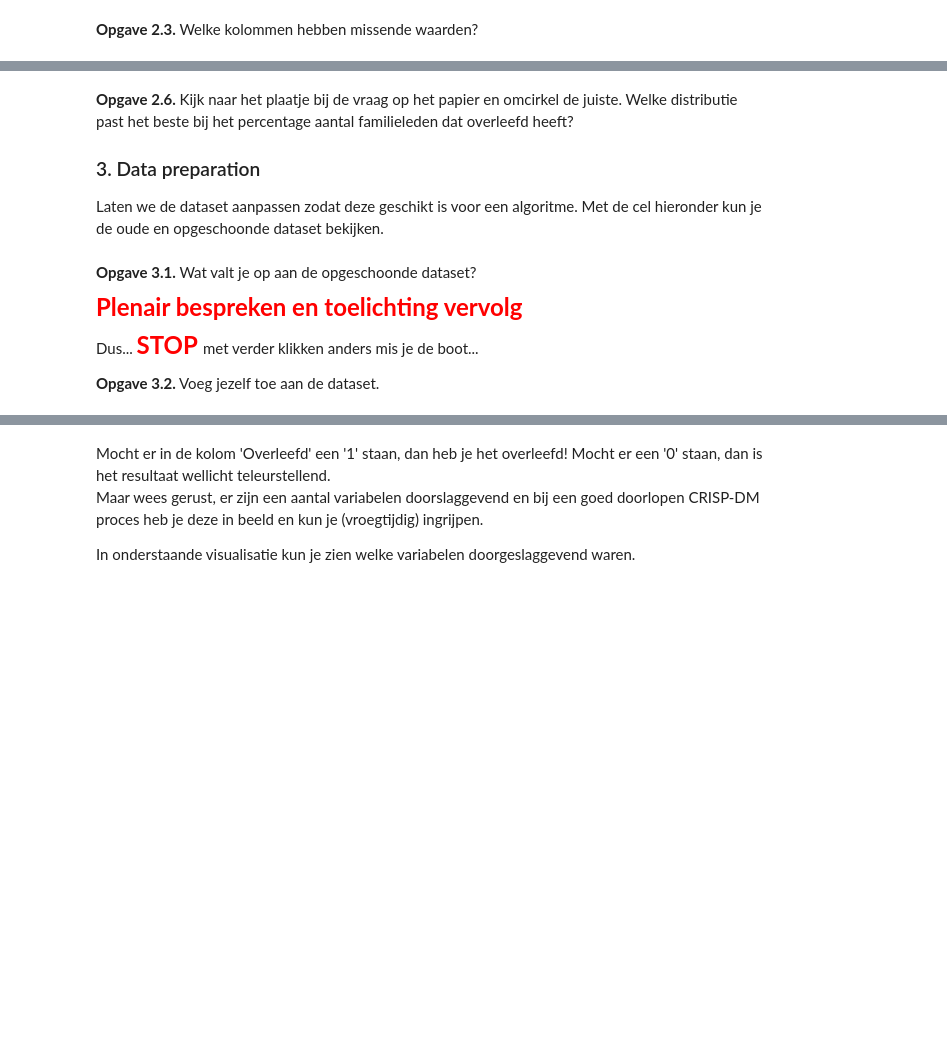
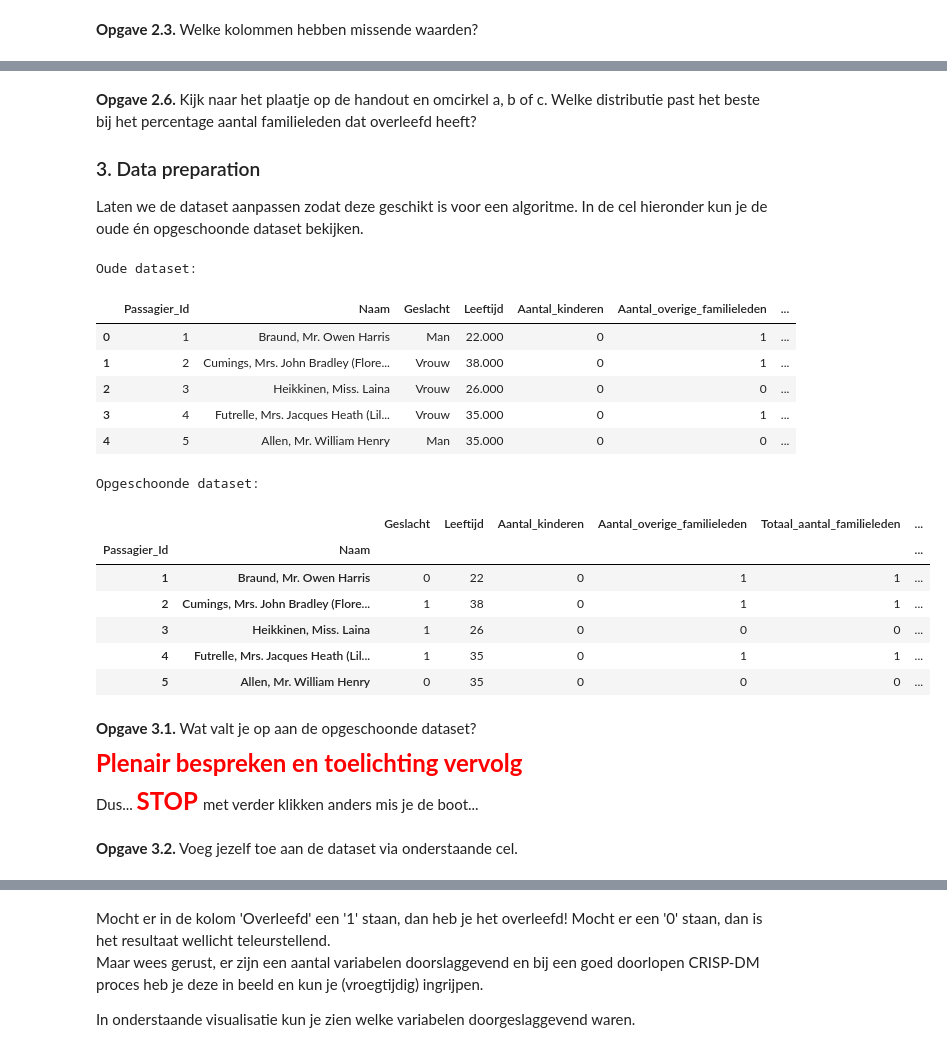
Before and after one commit to dsa-playground/tvt2023, a Jupyter notebook: Begeleid_Titanic_training.ipynb, the cells around one changed output, grey strips where cells are left out. Drawn from its saved outputs; the diff is of its cells as text; code cells hidden in the pictures; blank space fills up the shorter version.

```diff
--- a/Begeleid_Titanic_training.ipynb
+++ b/Begeleid_Titanic_training.ipynb
@@ -83,12 +117,30 @@ visualisatie_familieleden(df=df_train_clean)
 # %% [markdown]
-**Opgave 2.6.** Kijk naar het plaatje bij de vraag op het papier en omcirkel de juiste. Welke distributie past het beste bij het percentage aantal familieleden dat overleefd heeft?
+**Opgave 2.6.** Kijk naar het plaatje op de handout en omcirkel a, b of c. Welke distributie past het beste bij het percentage aantal familieleden dat overleefd heeft?
 
 ### 3. Data preparation
-Laten we de dataset aanpassen zodat deze geschikt is voor een algoritme. Met de cel hieronder kun je de oude en opgeschoonde dataset bekijken.
+Laten we de dataset aanpassen zodat deze geschikt is voor een algoritme. In de cel hieronder kun je de oude én opgeschoonde dataset bekijken.
 # %%
 df_train_num, df_test_num = aanpassen_data(df_train_clean, df_test_clean)
-display(print("Oude dataset:"), df_train_clean.head())
-display(print("Opgeschoonde dataset:"), df_train_num.head())
+print("Oude dataset:")
+display(df_train_clean.head())
+print("Opgeschoonde dataset:")
+display( df_train_num.head())
+# %% [output]
+Oude dataset:
+|  | Passagier_Id | Naam | Geslacht | Leeftijd | Aantal_kinderen | Aantal_overige_familieleden | ... |
+| 0 | 1 | Braund, Mr. Owen Harris | Man | 22.000 | 0 | 1 | ... |
+| 1 | 2 | Cumings, Mrs. John Bradley (Flore... | Vrouw | 38.000 | 0 | 1 | ... |
+| 2 | 3 | Heikkinen, Miss. Laina | Vrouw | 26.000 | 0 | 0 | ... |
+| 3 | 4 | Futrelle, Mrs. Jacques Heath (Lil... | Vrouw | 35.000 | 0 | 1 | ... |
+| 4 | 5 | Allen, Mr. William Henry | Man | 35.000 | 0 | 0 | ... |
+Opgeschoonde dataset:
+|  |  | Geslacht | Leeftijd | Aantal_kinderen | Aantal_overige_familieleden | Totaal_aantal_familieleden | ... |
+| Passagier_Id | Naam |  |  |  |  |  | ... |
+| 1 | Braund, Mr. Owen Harris | 0 | 22 | 0 | 1 | 1 | ... |
+| 2 | Cumings, Mrs. John Bradley (Flore... | 1 | 38 | 0 | 1 | 1 | ... |
+| 3 | Heikkinen, Miss. Laina | 1 | 26 | 0 | 0 | 0 | ... |
+| 4 | Futrelle, Mrs. Jacques Heath (Lil... | 1 | 35 | 0 | 1 | 1 | ... |
+| 5 | Allen, Mr. William Henry | 0 | 35 | 0 | 0 | 0 | ... |
 # %% [markdown]
 **Opgave 3.1.** Wat valt je op aan de opgeschoonde dataset?
 
@@ -97,9 +149,8 @@ display(print("Opgeschoonde dataset:"), df_train_num.head())
 <span font-size=2.5em; style="color:red"><font size="5"><strong>Plenair bespreken en toelichting vervolg</strong></span>
 
 <span font-size=2.5em;> Dus... </font></span><span font-size=2.5em; style="color:red"><font size="5"><strong>STOP </strong></span><span font-size=2.5em;> met verder klikken anders mis je de boot...</font></span>
-
-
-**Opgave 3.2.** Voeg jezelf toe aan de dataset.
+# %% [markdown]
+**Opgave 3.2.** Voeg jezelf toe aan de dataset via onderstaande cel.
 # %%
 df_train_extended, df_test_extended = voeg_passagiers_toe(df_train_num, df_test_num)
 display(df_test_extended.tail())
```
Also changed, not shown: parts of 15 cells of this notebook.
